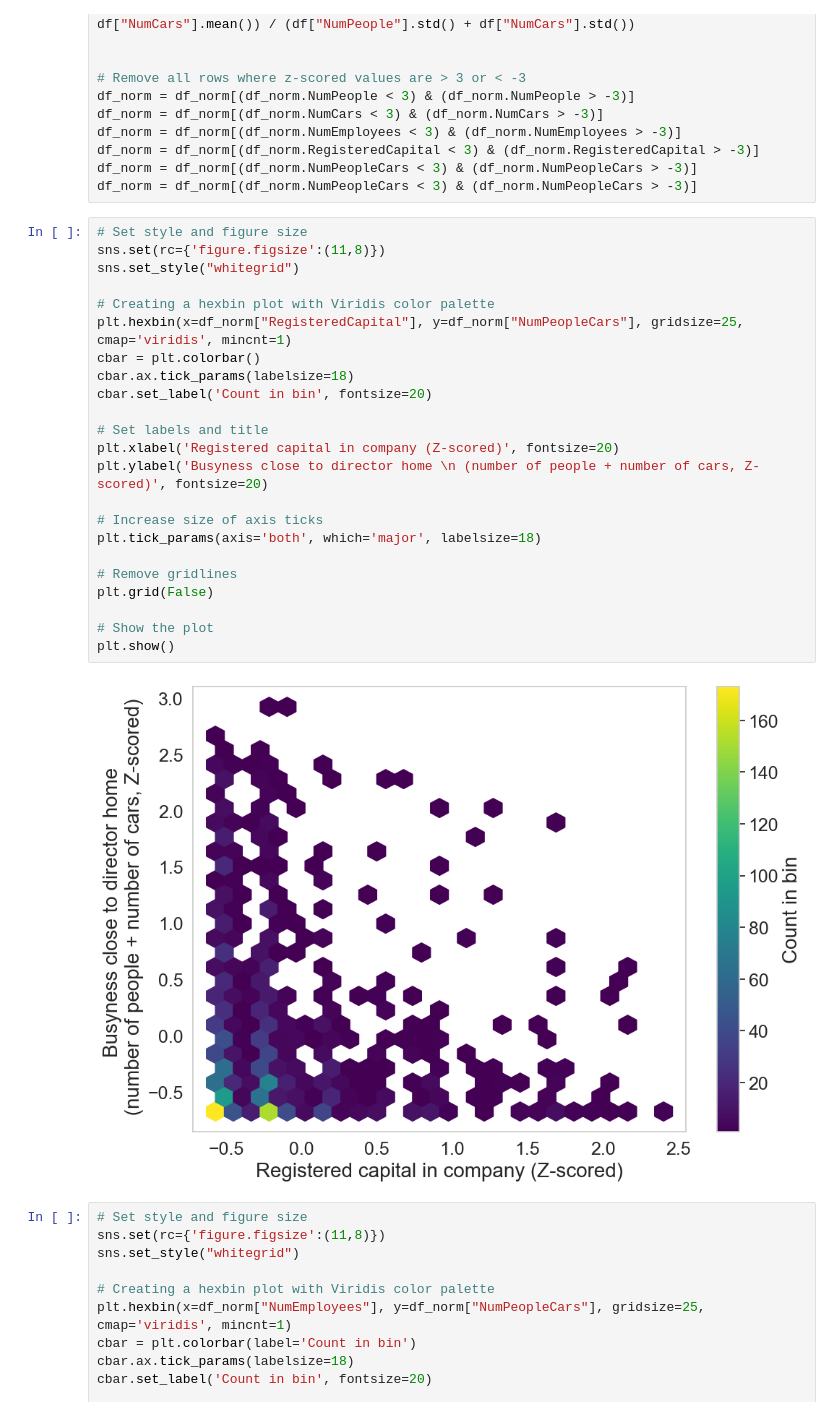
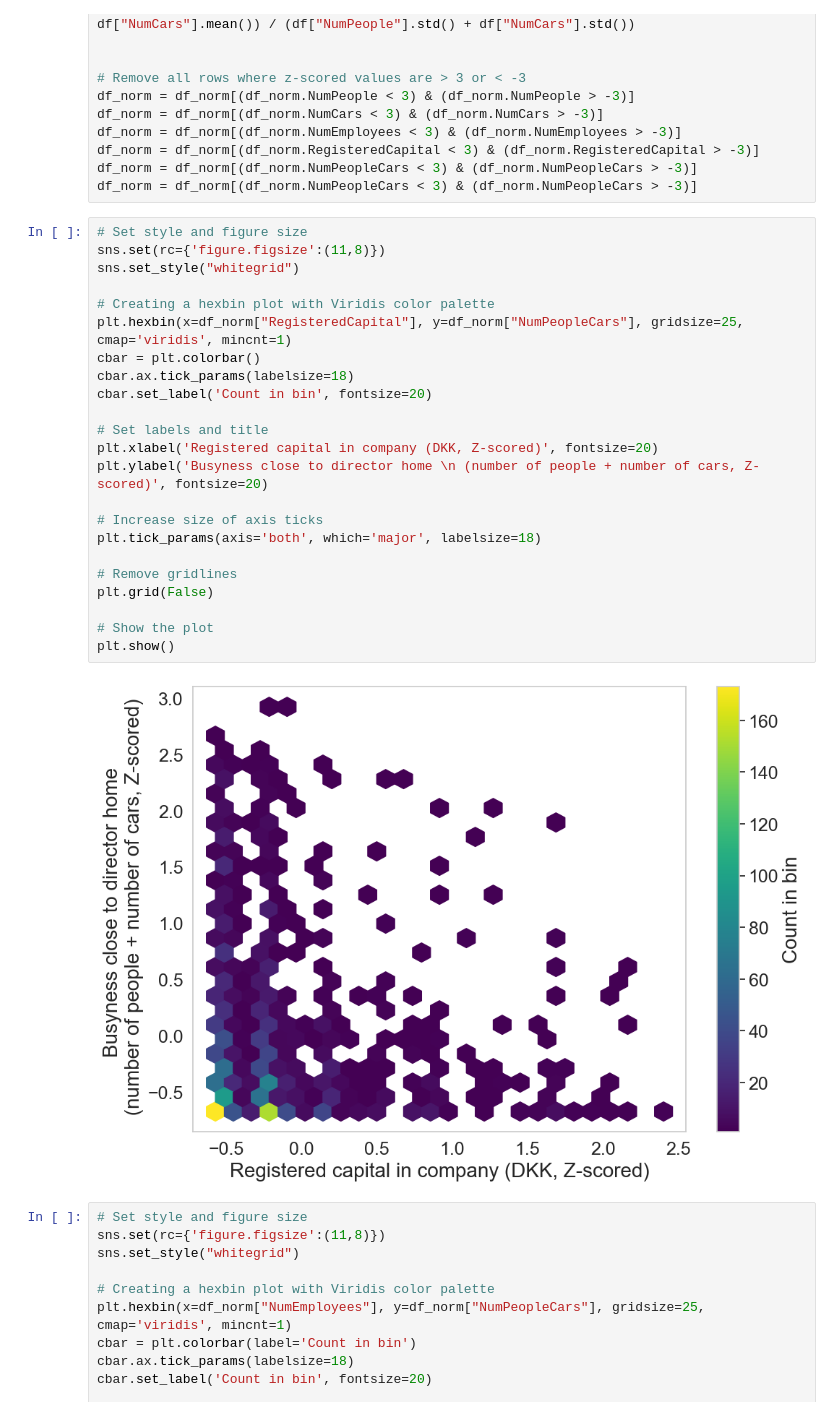
Before and after one commit to ivaroli/DataInTheWild, a Jupyter notebook: Analysis/simon.ipynb, the cells around one changed output. Drawn from its saved outputs; the diff is of its cells as text.

Commit message:
Cleaner visualizations

```diff
--- a/Analysis/simon.ipynb
+++ b/Analysis/simon.ipynb
@@ -58,28 +58,28 @@ df_norm = df_norm[(df_norm.NumPeopleCars < 3) & (df_norm.NumPeopleCars > -3)]
 # %%
 # Set style and figure size
 sns.set(rc={'figure.figsize':(11,8)})
 sns.set_style("whitegrid")
 
 # Creating a hexbin plot with Viridis color palette
 plt.hexbin(x=df_norm["RegisteredCapital"], y=df_norm["NumPeopleCars"], gridsize=25, cmap='viridis', mincnt=1)
 cbar = plt.colorbar()
 cbar.ax.tick_params(labelsize=18)
 cbar.set_label('Count in bin', fontsize=20)
 
 # Set labels and title
-plt.xlabel('Registered capital in company (Z-scored)', fontsize=20)
+plt.xlabel('Registered capital in company (DKK, Z-scored)', fontsize=20)
 plt.ylabel('Busyness close to director home \n (number of people + number of cars, Z-scored)', fontsize=20)
 
 # Increase size of axis ticks
 plt.tick_params(axis='both', which='major', labelsize=18)
 
 # Remove gridlines
 plt.grid(False)
 
 # Show the plot
 plt.show()
 # %% [output]
-[figure, old version]
+[figure, new version]
 # %%
 # Set style and figure size
 sns.set(rc={'figure.figsize':(11,8)})
```
Also changed, not shown: parts of 14 cells of this notebook.
